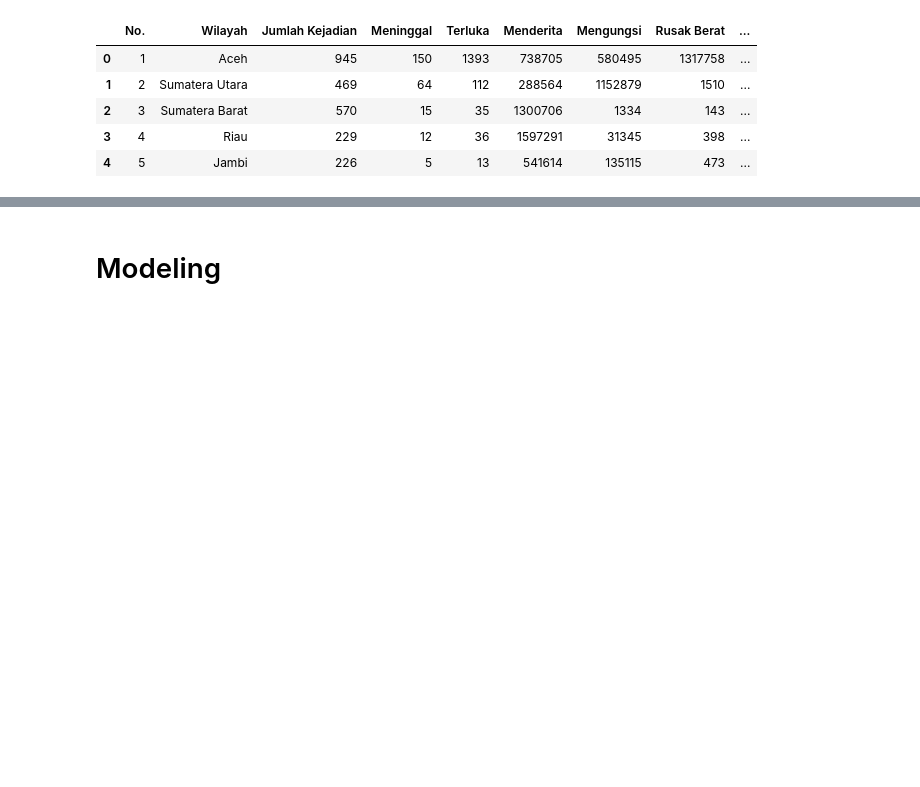
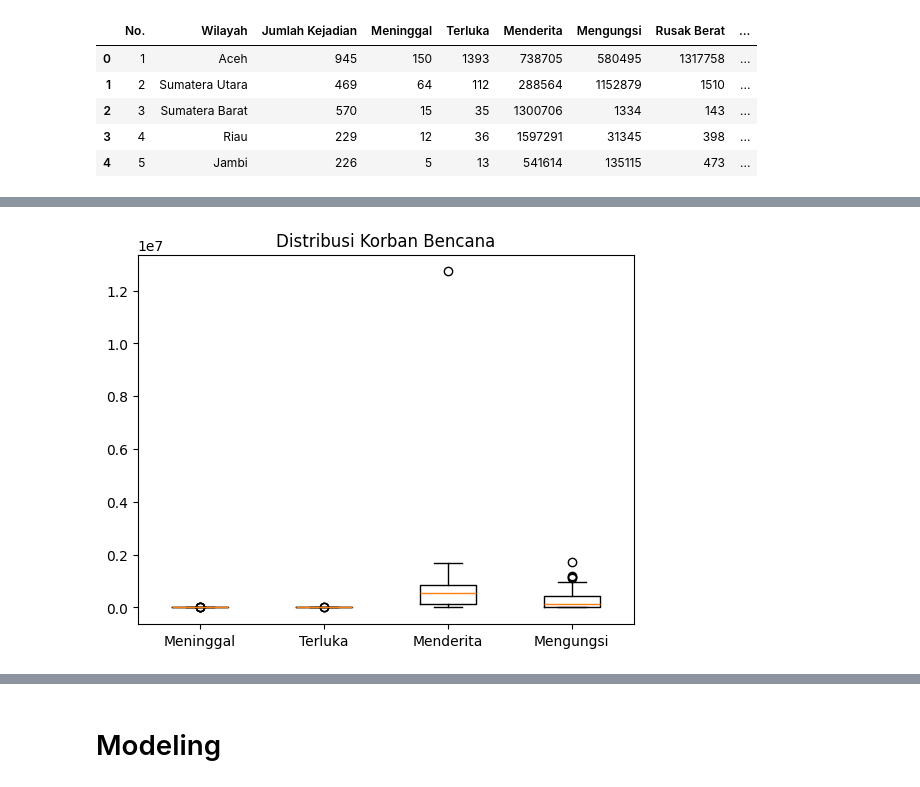
Before and after one commit to khnshbrh/UAS_ML_Kel5_KMeans_RawanBencana, a Jupyter notebook: kmeans_rawan_bencana.ipynb, the cells around one changed output, grey strips where cells are left out. Cells and saved outputs as stored; diff of their text form; code cells hidden in the pictures; blank space fills up the shorter version.

```diff
--- a/kmeans_rawan_bencana.ipynb
+++ b/kmeans_rawan_bencana.ipynb
@@ -40,0 +54,14 @@ df.head()
+# %%
+# Boxplot Distribusi Korban Bencana
+plt.figure()
+plt.boxplot([
+    df["Meninggal"],
+    df["Terluka"],
+    df["Menderita"],
+    df["Mengungsi"]
+])
+plt.xticks([1,2,3,4], ["Meninggal", "Terluka", "Menderita", "Mengungsi"])
+plt.title("Distribusi Korban Bencana")
+plt.show()
+# %% [output]
+[figure, added]
```
Also changed, not shown: parts of 11 cells of this notebook.
